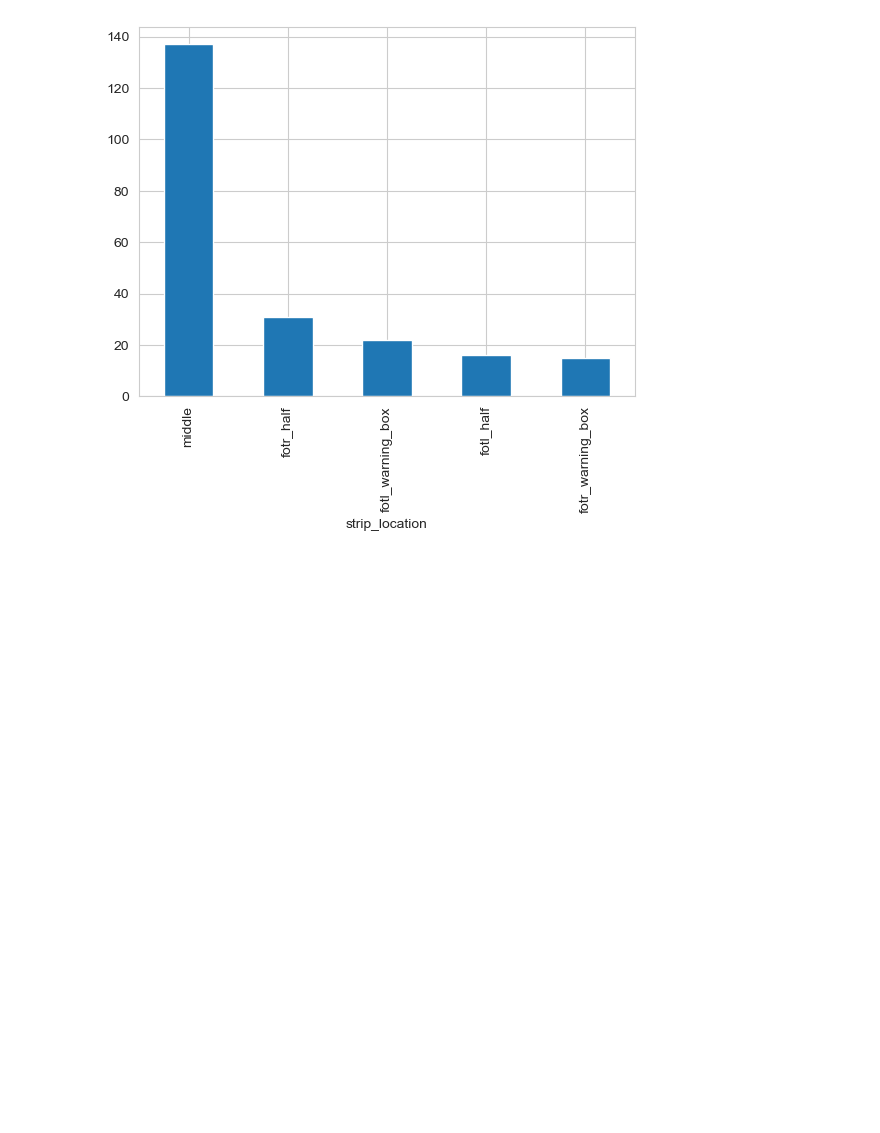
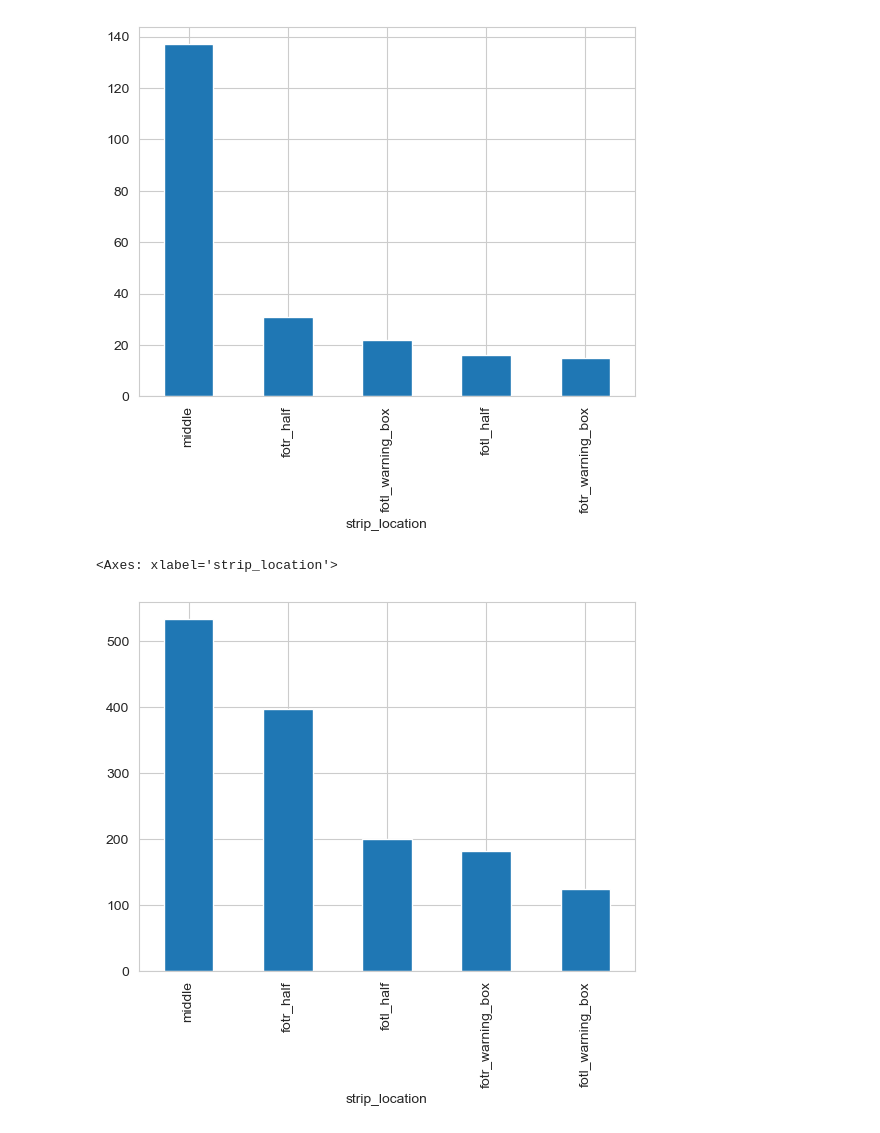
Before and after one commit to KySoza/fencing_2024-data-science-project, a Jupyter notebook: Preprocessing + Preliminary visualization.ipynb, the cells around one changed output. Drawn from its saved outputs; the diff is of its cells as text; code cells hidden in the pictures; blank space fills up the shorter version.

```diff
--- a/Preprocessing + Preliminary visualization.ipynb
+++ b/Preprocessing + Preliminary visualization.ipynb
@@ -221,3 +221,9 @@ saber_fotl['strip_location'].value_counts().plot(kind='bar')
 # %% [output]
 <Axes: xlabel='strip_location'>
 [figure]
+# %%
+foil_fotl = foil[foil['initiated'] == 'fotl']
+foil_fotl['strip_location'].value_counts().plot(kind='bar')
+# %% [output]
+<Axes: xlabel='strip_location'>
+[figure, added]
```
Also changed, not shown: parts of 4 cells of this notebook, 3 other files.
